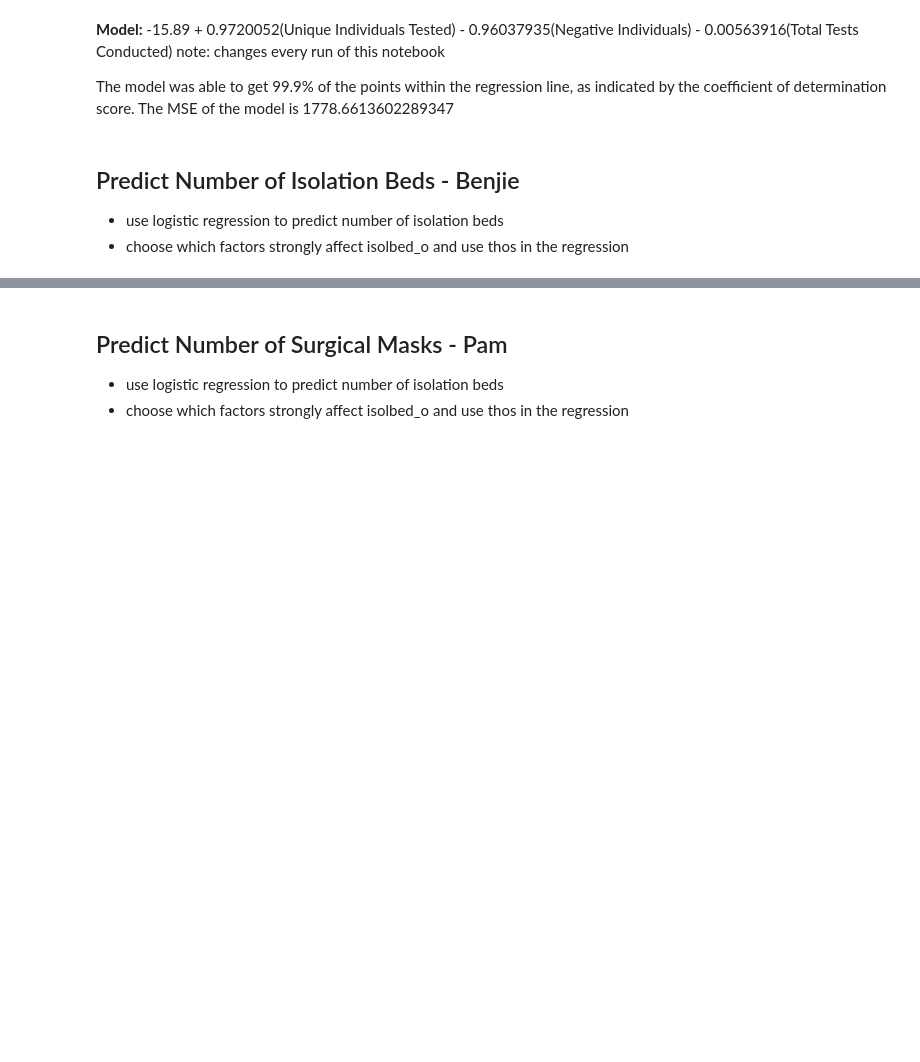
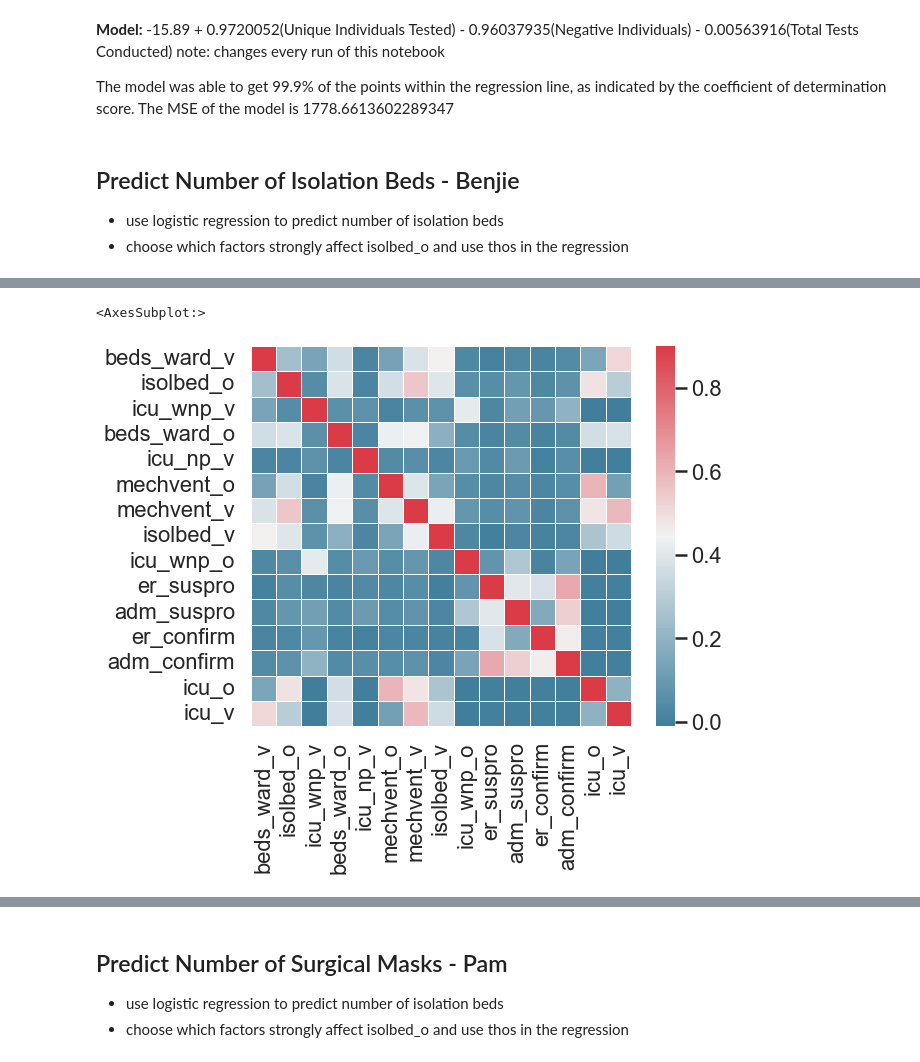
Before and after one commit to klouiesun00/CMSC197-ML-MiniProj-GroupJ, a Jupyter notebook: Mini-Project.ipynb, the cells around one changed output, grey strips where cells are left out. Cells and saved outputs as stored; diff of their text form; code cells hidden in the pictures; blank space fills up the shorter version.

```diff
--- a/Mini-Project.ipynb
+++ b/Mini-Project.ipynb
@@ -314,0 +324,2 @@ The model was able to get 99.9% of the points within the regression line, as ind
+# %%
+df_isolbed_o = df_isolbed_o.drop(['updateddate', 'addeddate', 'reportdate', 'id','reporttime', 'icu_np_o', 'hfhudcode', 'cfname'], axis=1)
@@ -314,0 +342,3 @@ The model was able to get 99.9% of the points within the regression line, as ind
+# %%
+# fill NaN values with 0
+df_isolbed_o = df_isolbed_o.fillna(0)
@@ -314,0 +384,14 @@ The model was able to get 99.9% of the points within the regression line, as ind
+# %%
+# Correlation heatmap
+
+# Set up the matplotlib figure
+f, ax = plt.subplots(figsize=(9, 7))
+
+# Generate a custom diverging colormap
+cmap = sns.diverging_palette(230, 10, as_cmap=True)
+
+# Draw the heatmap with the mask and correct aspect ratio
+sns.heatmap(df_isolbed_o.corr(), cmap=cmap, vmax=.9, square=True, linewidths=.5, ax=ax)
+# %% [output]
+<AxesSubplot:>
+[figure, added]
```
Also changed, not shown: parts of 18 cells of this notebook.
